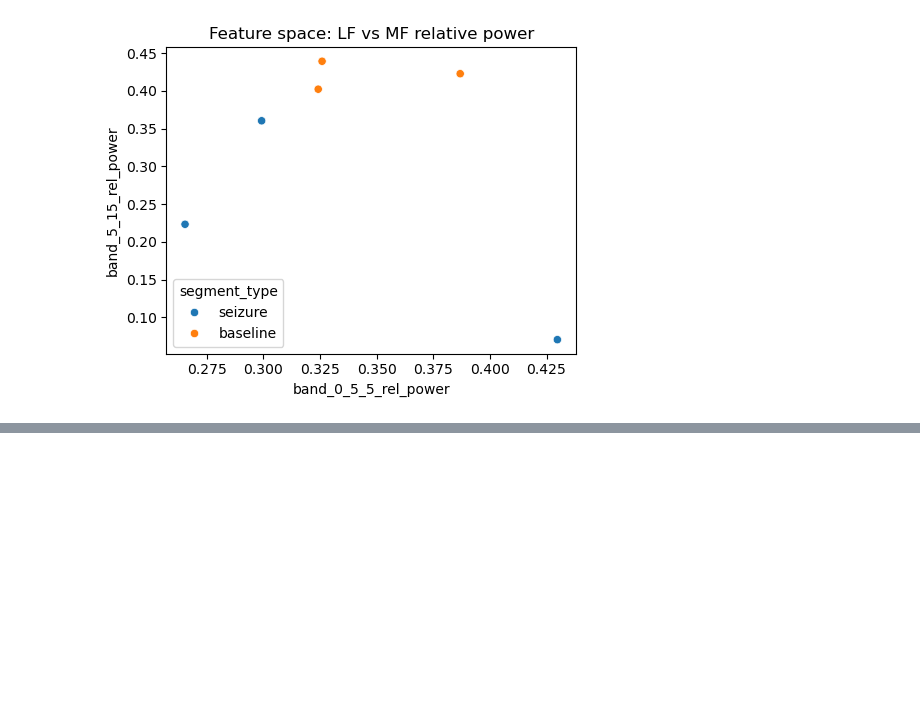
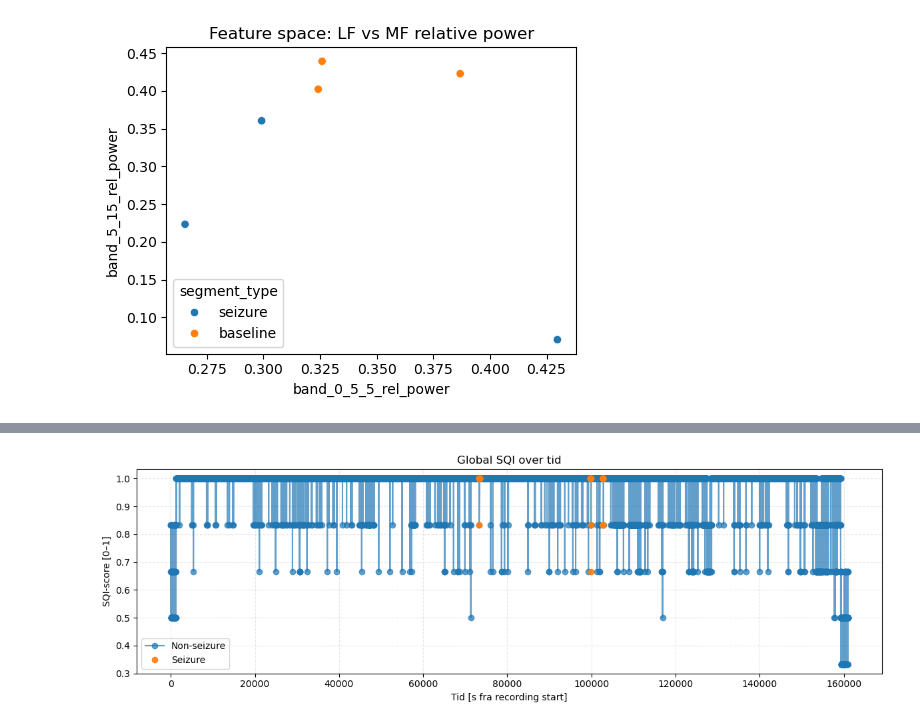
Before and after one commit to AU668208/Epilepsy_MasterThesis, a Jupyter notebook: characteruzation_Notebook.ipynb, the cells around one changed output, grey strips where cells are left out. Saved outputs shown, nothing was run; the diff lists cells and outputs as text; code cells hidden in the pictures; blank space fills up the shorter version.

```diff
--- a/characteruzation_Notebook.ipynb
+++ b/characteruzation_Notebook.ipynb
@@ -469,0 +973,41 @@ plt.show()
+# %%
+import matplotlib.pyplot as plt
+
+def plot_global_sqi_over_time(df_sqi: pd.DataFrame):
+    fig, ax = plt.subplots(figsize=(12, 4))
+
+    # Non-seizure
+    df_non = df_sqi[~df_sqi["is_seizure"]]
+    ax.plot(
+        df_non["t_start"],
+        df_non["sqi_score"],
+        marker="o",
+        linestyle="-",
+        alpha=0.7,
+        label="Non-seizure",
+    )
+
+    # Seizure
+    df_seiz = df_sqi[df_sqi["is_seizure"]]
+    if not df_seiz.empty:
+        ax.plot(
+            df_seiz["t_start"],
+            df_seiz["sqi_score"],
+            marker="o",
+            linestyle="",
+            alpha=0.9,
+            label="Seizure",
+        )
+
+    ax.set_xlabel("Tid [s fra recording start]")
+    ax.set_ylabel("SQI-score [0–1]")
+    ax.set_title("Global SQI over tid")
+    ax.grid(True, which="both", linestyle="--", alpha=0.3)
+    ax.legend()
+    fig.tight_layout()
+    plt.show()
+
+# Brug:
+plot_global_sqi_over_time(df_sqi)
+# %% [output]
+[figure, added]
```
Also changed, not shown: parts of 15 cells of this notebook, 3 other files.
